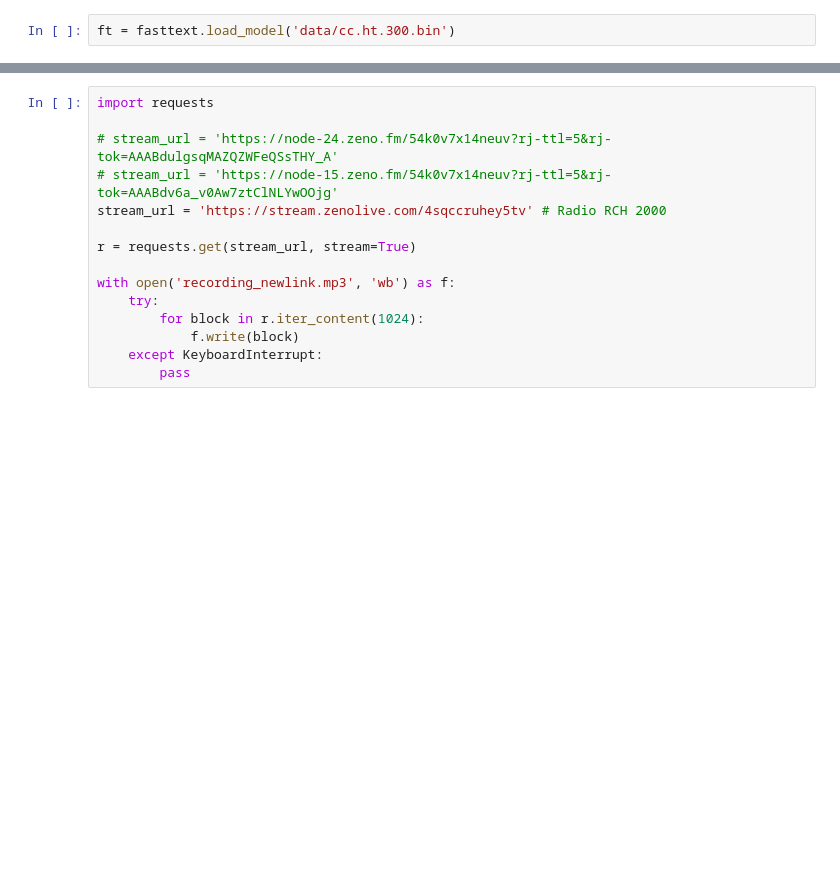
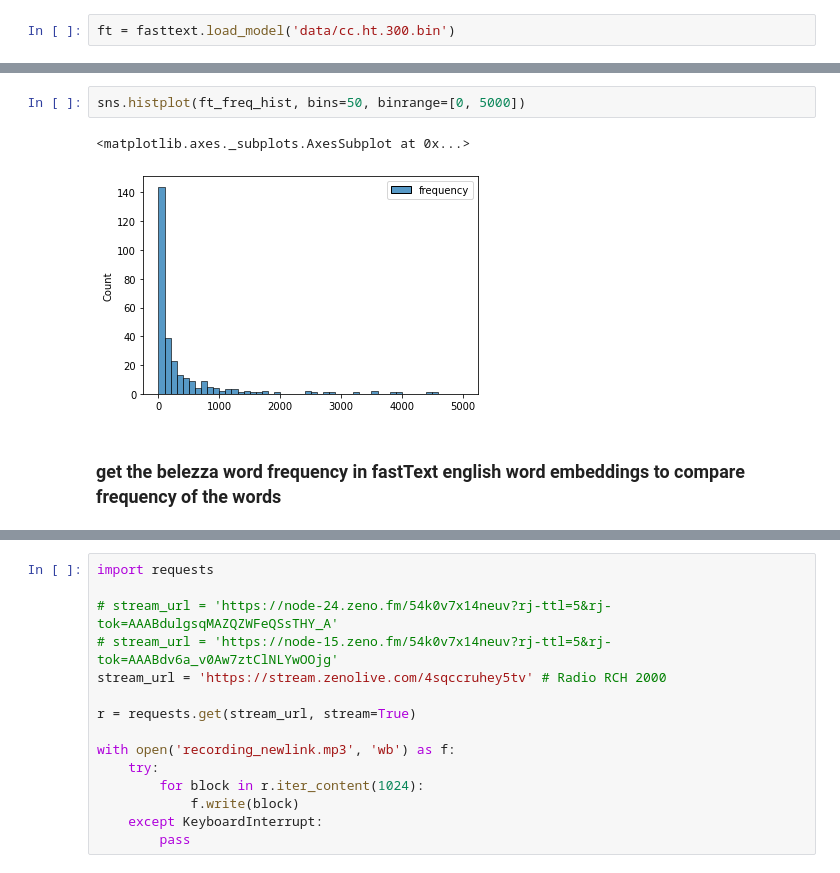
Before and after one commit to adimaini/WEAT-WEFAT, a Jupyter notebook: fasttext haitian creole.ipynb, the cells around one changed output, grey strips where cells are left out. Saved outputs shown, nothing was run; the diff lists cells and outputs as text; blank space fills up the shorter version.

```diff
--- a/fasttext haitian creole.ipynb
+++ b/fasttext haitian creole.ipynb
@@ -30,0 +56,7 @@ ParserError: Error tokenizing data. C error: EOF inside string starting at row 4
+# %%
+sns.histplot(ft_freq_hist, bins=50, binrange=[0, 5000])
+# %% [output]
+<matplotlib.axes._subplots.AxesSubplot at 0x...>
+[figure, added]
+# %% [markdown]
+### get the belezza word frequency in fastText english word embeddings to compare frequency of the words
```
Also changed, not shown: parts of 14 cells of this notebook, 2 other files.
